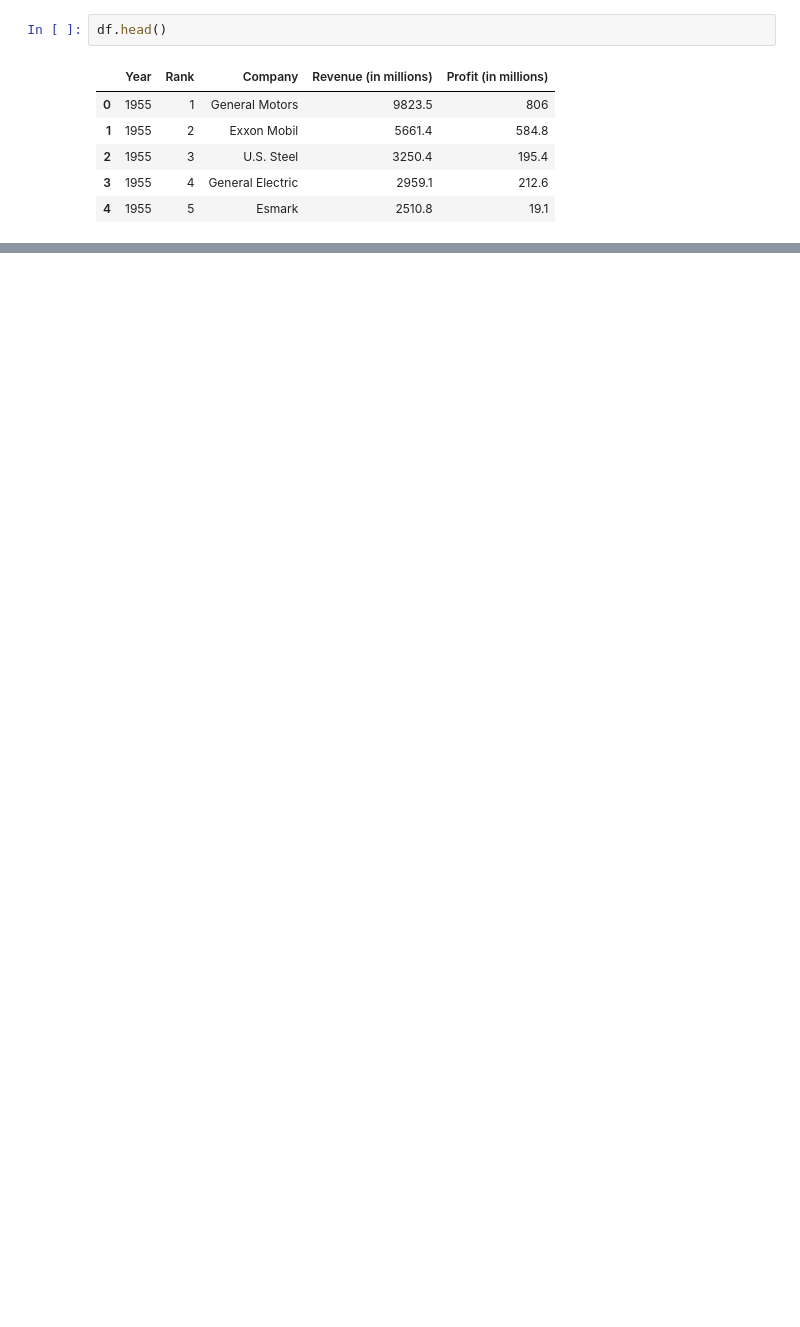
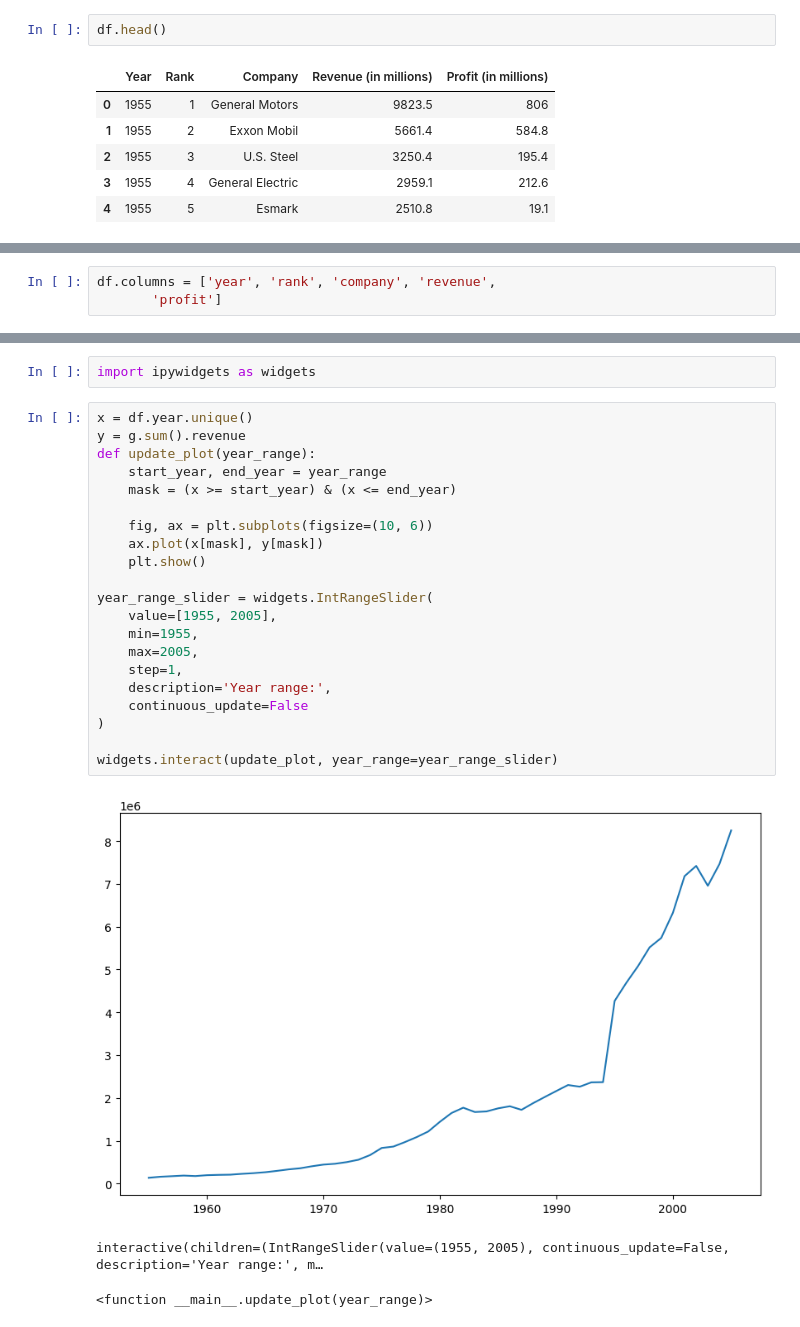
Before and after one commit to karmaisab84/prove_dash, a Jupyter notebook: Prova 001.ipynb, the cells around one changed output, grey strips where cells are left out. Drawn from its saved outputs; the diff is of its cells as text; blank space fills up the shorter version.

```diff
--- a/Prova 001.ipynb
+++ b/Prova 001.ipynb
@@ -18,0 +80,3 @@ plt.plot(df[df.Company == 'General Motors']['Revenue (in millions)'])
+# %%
+df.columns = ['year', 'rank', 'company', 'revenue',
+       'profit']
@@ -18,0 +129,27 @@ plt.plot(df[df.Company == 'General Motors']['Revenue (in millions)'])
+# %%
+import ipywidgets as widgets
+# %%
+x = df.year.unique()
+y = g.sum().revenue
+def update_plot(year_range):
+    start_year, end_year = year_range
+    mask = (x >= start_year) & (x <= end_year)
+
+    fig, ax = plt.subplots(figsize=(10, 6))
+    ax.plot(x[mask], y[mask])
+    plt.show()
+
+year_range_slider = widgets.IntRangeSlider(
+    value=[1955, 2005],
+    min=1955,
+    max=2005,
+    step=1,
+    description='Year range:',
+    continuous_update=False
+)
+
+widgets.interact(update_plot, year_range=year_range_slider)
+# %% [output]
+[figure, added]
+interactive(children=(IntRangeSlider(value=(1955, 2005), continuous_update=False, description='Year range:', m…
+<function __main__.update_plot(year_range)>
```
Also changed, not shown: parts of 21 cells of this notebook.
